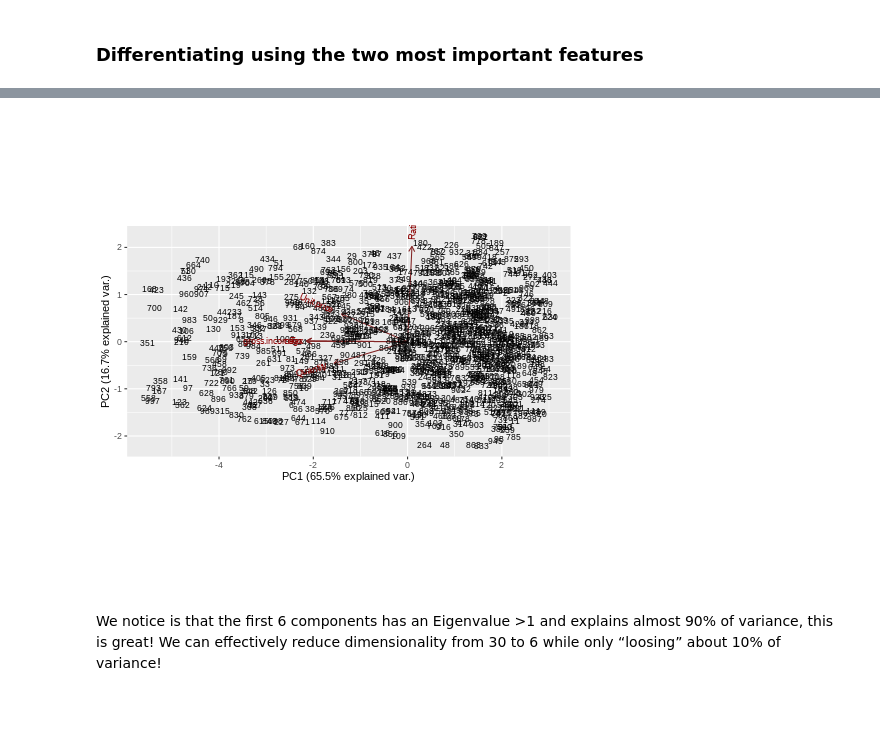
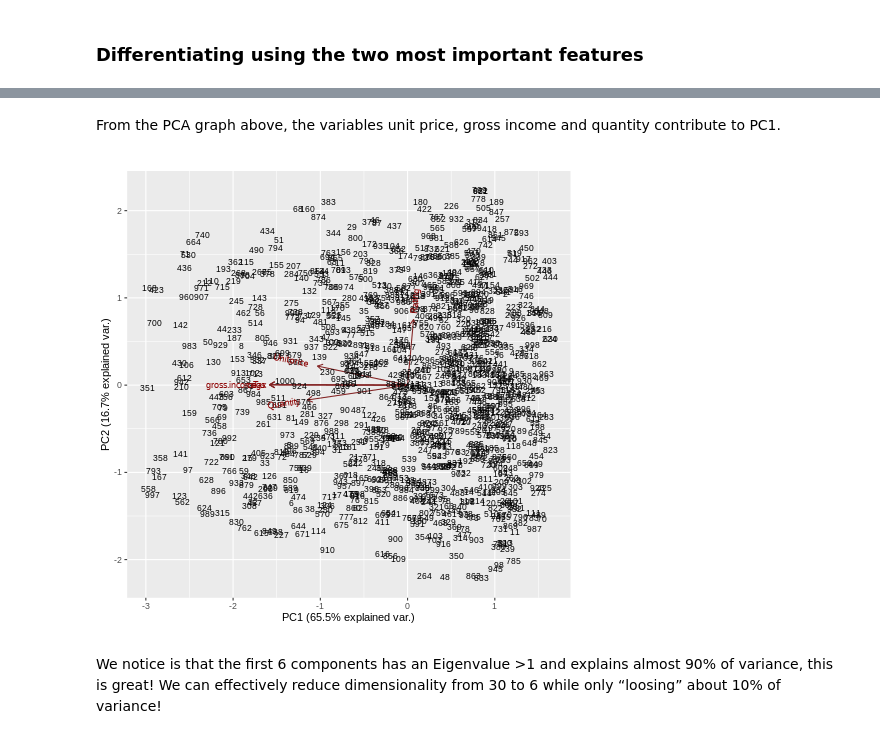
Before and after one commit to veronica1013/marketing_analysis_carrefour_kenya, a Jupyter notebook: Moringa_Data_Science_Core_Module3_W3_Independent_Project_2021_10_Veronica_Isiaho.ipynb, the cells around one changed output, grey strips where cells are left out. Cells and saved outputs as stored; diff of their text form; code cells hidden in the pictures; blank space fills up the shorter version.

```diff
--- a/Moringa_Data_Science_Core_Module3_W3_Independent_Project_2021_10_Veronica_Isiaho.ipynb
+++ b/Moringa_Data_Science_Core_Module3_W3_Independent_Project_2021_10_Veronica_Isiaho.ipynb
@@ -668,12 +668,12 @@ tail(market)
 # %%
 %%R
 
-# Apply the pca function
-pca_scaled <- prcomp(market, center = TRUE, scale. = TRUE)
+# Apply the PCA function
+pca_appl <- prcomp(market, center = TRUE, scale. = TRUE)
 
 # Show the variables in the class "prcomp"
 
-summary(pca_scaled)
+summary(pca_appl)
 # %% [output]
 Importance of components:
                           PC1    PC2    PC3    PC4       PC5       PC6
@@ -792,10 +832,13 @@ ggbiplot(pca_scaled)
+# %% [markdown]
+From the PCA graph above, the variables unit price, gross income and quantity contribute to PC1.
 # %%
 %%R
-# Adding more detail to the plot, we provide arguments rownames as labels
+# Add more information to the plot,
+# Provide arguments rownames as labels
 
-ggbiplot(pca_scaled, labels=rownames(num.col), obs.scale = 1, var.scale = 1,size = 80)
+ggbiplot(pca_appl, labels=rownames(numerical.columns), obs.scale = 0.1, var.scale = 2, size = 100)
 # %% [output]
-[figure, old version]
+[figure, new version]
 # %% [markdown]
 We notice is that the first 6 components has an Eigenvalue >1 and explains almost 90% of variance, this is great! We can effectively reduce dimensionality from 30 to 6 while only “loosing” about 10% of variance!
 # %% [markdown]
```
Also changed, not shown: parts of 18 cells of this notebook.
